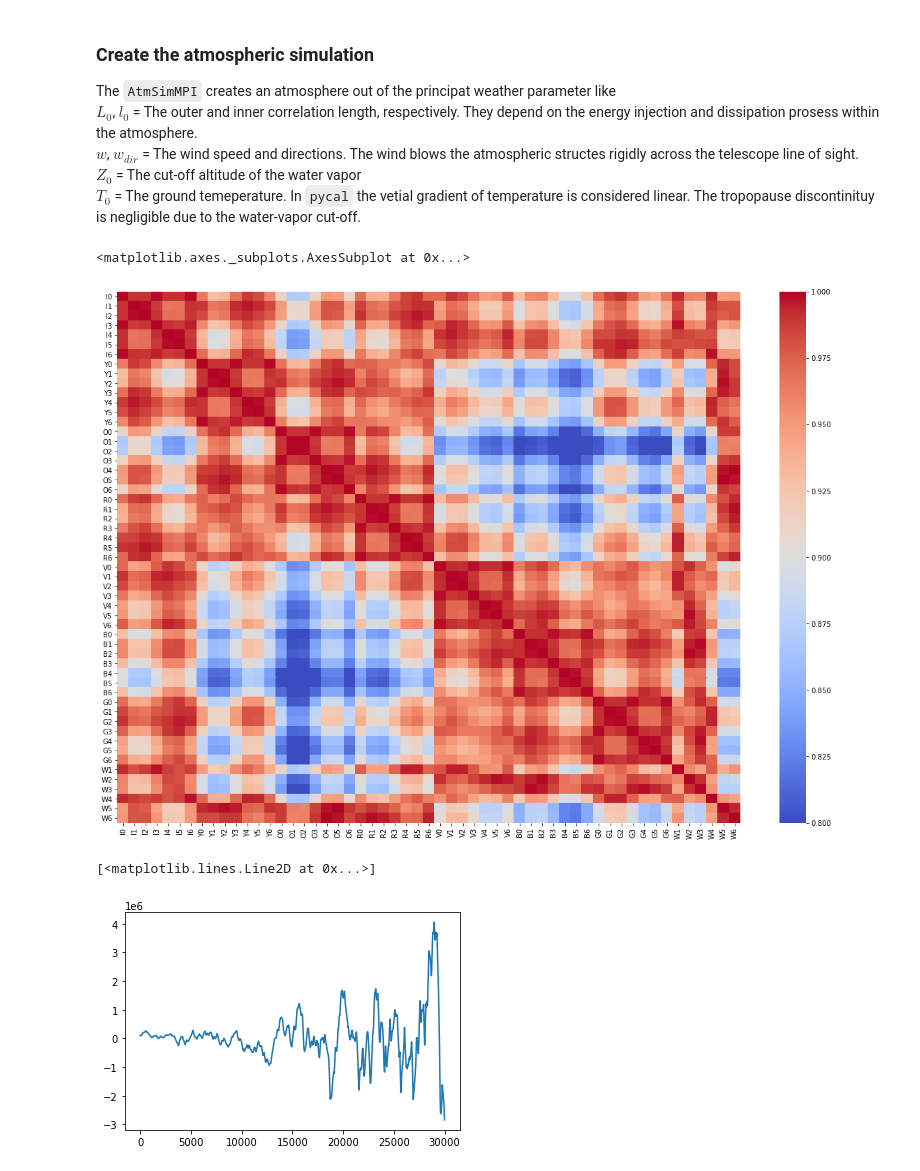
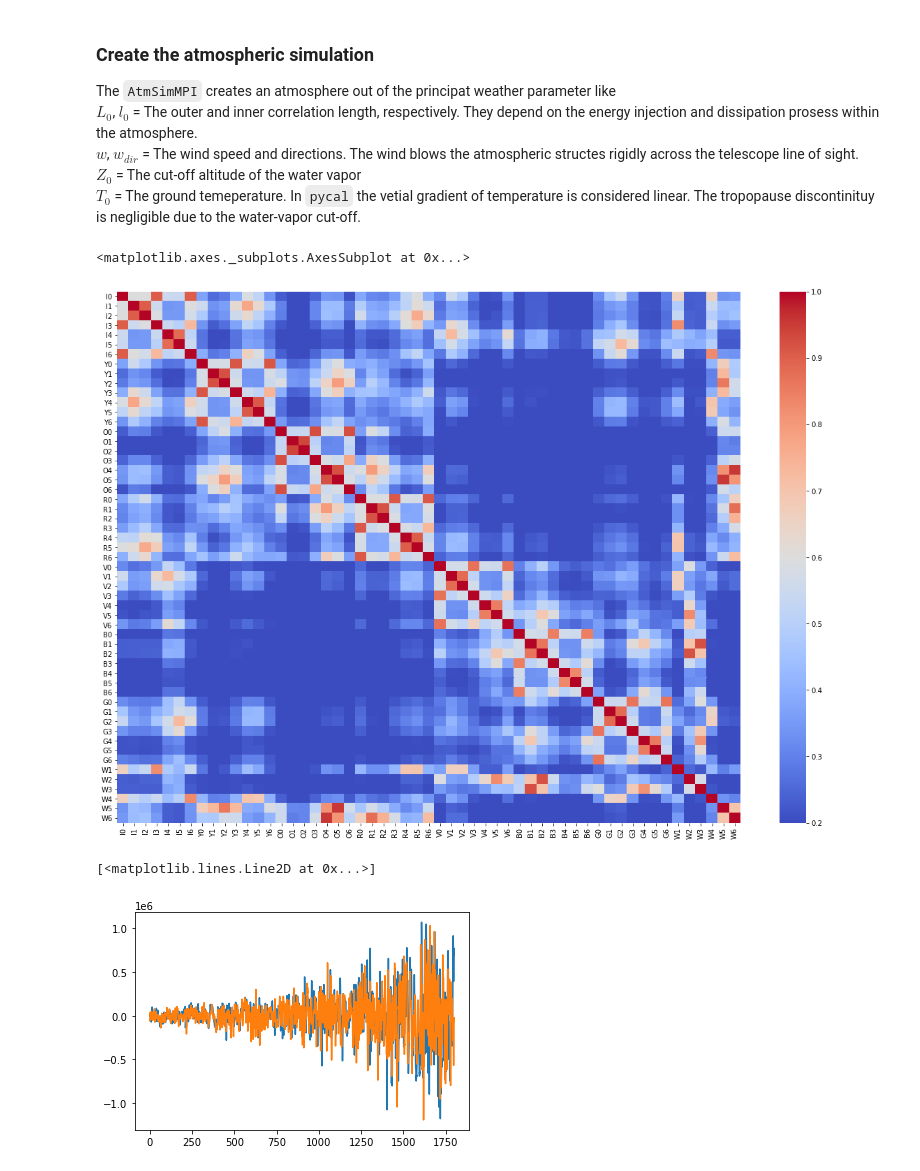
Before and after one commit to cmbgroundbased/cal, a Jupyter notebook: cookbook/skypatch.ipynb, the cells around one changed output. Saved outputs shown, nothing was run; the diff lists cells and outputs as text; code cells hidden in the pictures.

```diff
--- a/cookbook/skypatch.ipynb
+++ b/cookbook/skypatch.ipynb
@@ -77,36 +126,38 @@ print(env)
 ### Scanning Strategy
 # %%
 # samples frequency
-fs_hz=25
-tmax = tmax/3
-print(tmax)
+fs_hz=20
 # timestamp in seconds (now we simulate 1h of observations)
-times=np.linspace(0,tmax,int(tmax)*fs_hz)
+times=np.linspace(0,tmax_tod,int(tmax_tod)*fs_hz)
 
 # Now we perform a really dummy CES at 72deg of elevation
 # and with an AZ span of 10deg
-el=np.ones(int(tmax)*fs_hz)*(72/180)*np.pi
+el=np.ones(int(tmax_tod)*fs_hz)*(72/180)*np.pi
 
-azmin_tod=(20/180)*np.pi
-azmax_tod=(30/180)*np.pi
-az1=np.linspace(azmin_tod,azmax_tod,10*fs_hz)
+# Fixed telescope
+#az=np.ones(int(tmax_tod)*fs_hz)*(270/180)*np.pi
+
+# A dummy scanning strategy
+azmin_tod=(72/180)*np.pi
+azmax_tod=(270/180)*np.pi
+az1=np.linspace(azmin_tod,azmax_tod,25*fs_hz)
 az=az1
-for i in range(0, int((tmax/10)-1)):
+for i in range(0, int((tmax_tod/25-1))):
     az1=np.flip(az1)
     az=np.append(az, az1)
 
 # initialize the TOD buffers
-tod0=np.zeros(int(tmax)*fs_hz)
-tod1=np.zeros(int(tmax)*fs_hz)
-tod2=np.zeros(int(tmax)*fs_hz)
-tod3=np.zeros(int(tmax)*fs_hz)
-tod4=np.zeros(int(tmax)*fs_hz)
+tod0=np.zeros(int(tmax_tod)*fs_hz)
+tod1=np.zeros(int(tmax_tod)*fs_hz)
+tod2=np.zeros(int(tmax_tod)*fs_hz)
+tod3=np.zeros(int(tmax_tod)*fs_hz)
+tod4=np.zeros(int(tmax_tod)*fs_hz)
 
 plt.figure(1, figsize=(15,15))
 plt.plot(times, az+((5/180)*np.pi))
 plt.plot(times, az-((5/180)*np.pi))
-plt.plot(times, np.ones(int(tmax)*fs_hz)*azmin,'r-', label="AZ limits")
-plt.plot(times, np.ones(int(tmax)*fs_hz)*azmax,'r-')
+plt.plot(times, np.ones(int(tmax_tod)*fs_hz)*azmin,'r-', label="AZ limits")
+plt.plot(times, np.ones(int(tmax_tod)*fs_hz)*azmax,'r-')
 plt.xlabel("Timestamps [sec.]")
 plt.ylabel("Azimuth angle [rad.]")
 plt.legend(loc='best')
@@ -154,7 +204,7 @@ for i in detecotrs:
     directions=focalplane['horns'][i]['orientation']
     l=np.arctan(directions[0]/directions[2])
     u=np.arctan(directions[1]/directions[2])
-    tod[i]={'signal':np.zeros(int(tmax)*fs_hz), 'l':l, 'u':u}
+    tod[i]={'signal':np.zeros(int(tmax_tod)*fs_hz), 'l':l, 'u':u}
 
 obs=dict()
 obs['name'] = "Strip_1H_Full_Focal_Plane"
@@ -182,7 +232,7 @@ atm=pycal.AtmSimMPI(azmin,
                     elmin,
                     elmax,
                     tmin,
-                    tmax,
+                    tmax_sim,
                     lmin_center,
                     lmin_sigma,
                     lmax_center,
@@ -239,15 +289,18 @@ matrix.to_csv(r"TOD_matrix.csv",index = False, header=True)
 MTX_CX=matrix.corr()
 # %%
 plt.figure(1, figsize=(20,14))
-sn.heatmap(MTX_CX, annot=False, cmap='coolwarm', center=0.9, vmin=0.8, vmax=1)
+sn.heatmap(MTX_CX, annot=False, cmap='coolwarm', vmin=.2, vmax=1)
 # %% [output]
 <matplotlib.axes._subplots.AxesSubplot at 0x...>
-[figure, old version]
+[figure, new version]
 # %%
-plt.plot(data.obs[0]['tod']['G0']['signal'])
+
+
+plt.plot(times, data.obs[0]['tod']['I0']['signal'])
+plt.plot(times, data.obs[0]['tod']['G0']['signal'])
 # %% [output]
 [<matplotlib.lines.Line2D at 0x...>]
-[figure, old version]
+[figure, new version]
 # %%
 abso_vec=pycal.atm_absorption_coefficient_vec(5000, 280, 101500, 5, 40, 50, 500)
 load_vec=pycal.atm_atmospheric_loading_vec(5000, 280, 101500, 5, 40, 50, 500)
```
Also changed, not shown: parts of 28 cells of this notebook, 6 other files.
